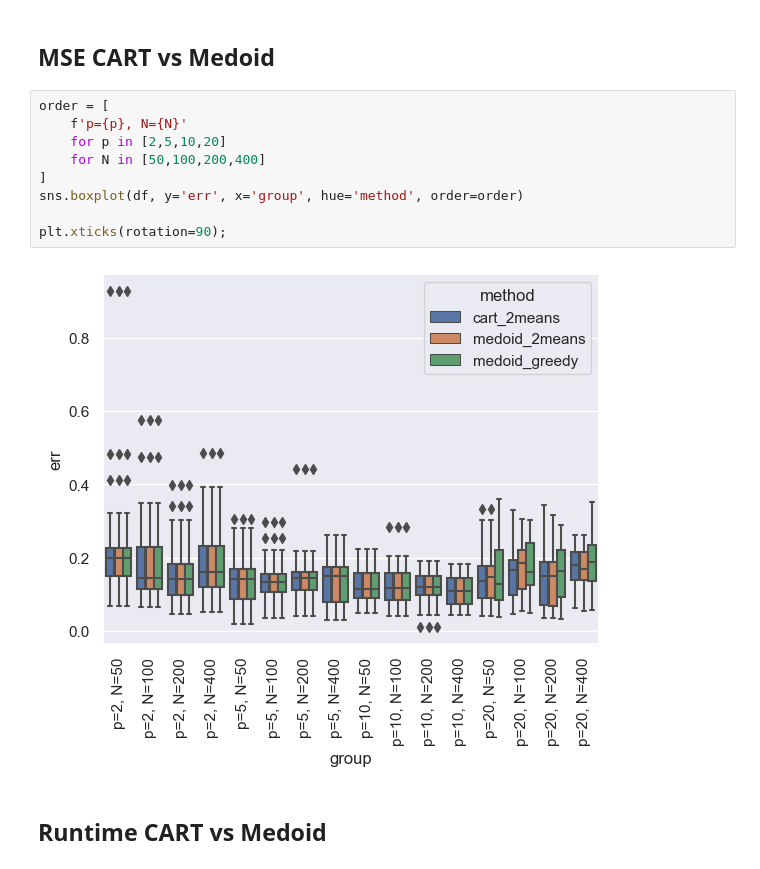
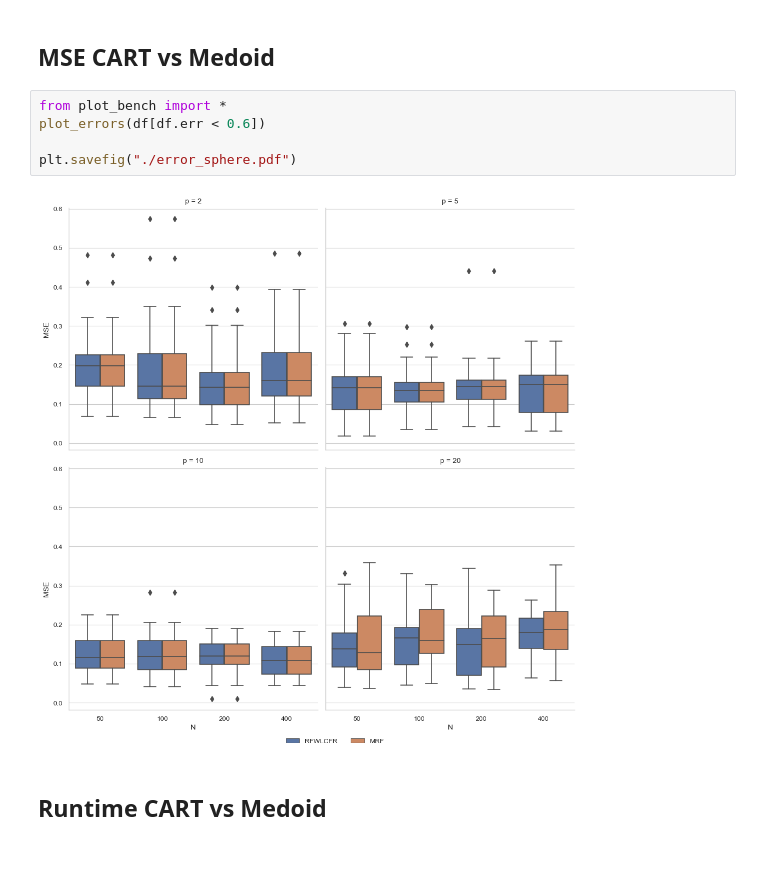
Before and after one commit to matthieubulte/pyfrechet, a Jupyter notebook: benchmark/sphere.ipynb, the cells around one changed output. Drawn from its saved outputs; the diff is of its cells as text.

```diff
--- a/benchmark/sphere.ipynb
+++ b/benchmark/sphere.ipynb
@@ -218,16 +222,12 @@ plot_forest_df(forest_df)
 # %% [markdown]
 ## MSE CART vs Medoid
-# %%
-order = [
-    f'p={p}, N={N}'
-    for p in [2,5,10,20]
-    for N in [50,100,200,400]
-]
-sns.boxplot(df, y='err', x='group', hue='method', order=order)
-
-plt.xticks(rotation=90);
-# %% [output]
-[figure, removed]
+# %%
+from plot_bench import *
+plot_errors(df[df.err < 0.6])
+
+plt.savefig("./error_sphere.pdf")
+# %% [output]
+[figure, added]
 # %% [markdown]
 ## Runtime CART vs Medoid
 # %%
```
Also changed, not shown: parts of 3 cells of this notebook, 14 other files.
